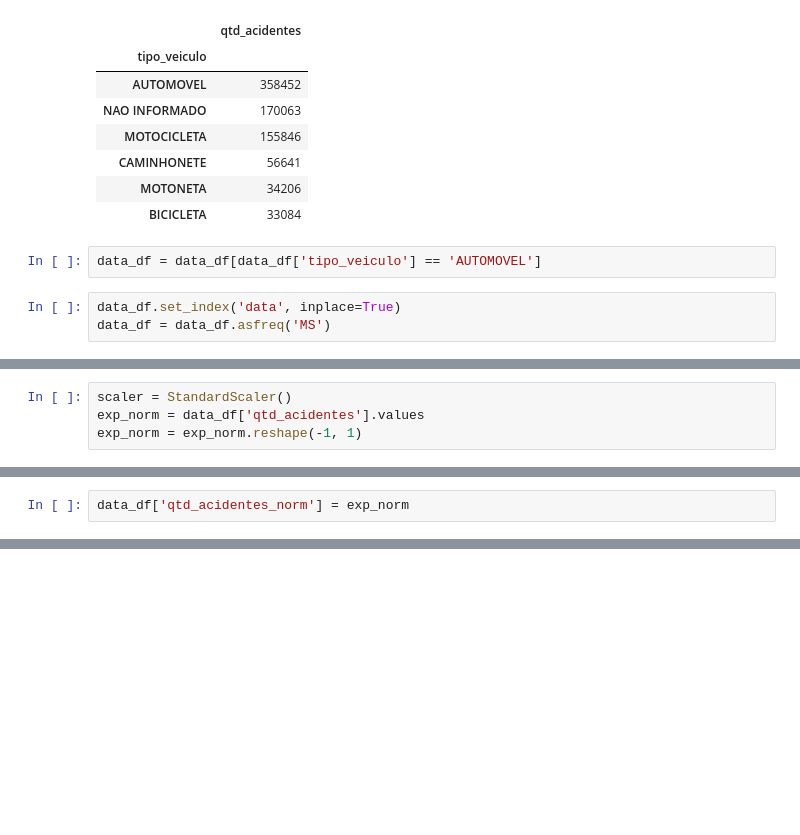
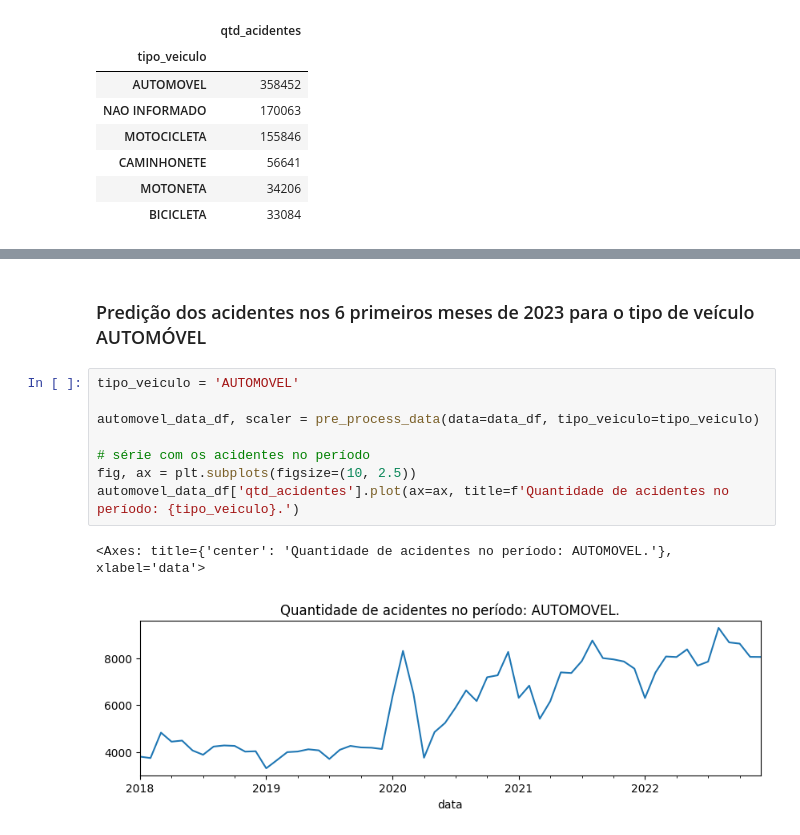
Before and after one commit to lucasstna/trabalho-siad, a Jupyter notebook: analise_dados.ipynb, the cells around one changed output, grey strips where cells are left out. Drawn from its saved outputs; the diff is of its cells as text; blank space fills up the shorter version.

Commit message:
Adicionando previsão para os 5 tipos de veículos com mais acidentes.

```diff
--- a/analise_dados.ipynb
+++ b/analise_dados.ipynb
@@ -34,8 +45,3 @@ data_df.groupby(by='tipo_veiculo').agg({'qtd_acidentes':sum}).sort_values(by='qt
 | CAMINHONETE | 56641 |
 | MOTONETA | 34206 |
 | BICICLETA | 33084 |
-# %%
-data_df = data_df[data_df['tipo_veiculo'] == 'AUTOMOVEL']
-# %%
-data_df.set_index('data', inplace=True)
-data_df = data_df.asfreq('MS')
@@ -50,4 +47,0 @@ data_df['qtd_acidentes'].plot(ax=ax, title='Quantidade de acidentes com automóv
-# %%
-scaler = StandardScaler()
-exp_norm = data_df['qtd_acidentes'].values
-exp_norm = exp_norm.reshape(-1, 1)
@@ -56,2 +47,0 @@ exp_norm = scaler.fit_transform(exp_norm)
-# %%
-data_df['qtd_acidentes_norm'] = exp_norm
@@ -237,0 +128,13 @@ ax.legend()
+# %% [markdown]
+### Predição dos acidentes nos 6 primeiros meses de 2023 para o tipo de veículo AUTOMÓVEL
+# %%
+tipo_veiculo = 'AUTOMOVEL'
+
+automovel_data_df, scaler = pre_process_data(data=data_df, tipo_veiculo=tipo_veiculo)
+
+# série com os acidentes no período
+fig, ax = plt.subplots(figsize=(10, 2.5))
+automovel_data_df['qtd_acidentes'].plot(ax=ax, title=f'Quantidade de acidentes no período: {tipo_veiculo}.')
+# %% [output]
+<Axes: title={'center': 'Quantidade de acidentes no período: AUTOMOVEL.'}, xlabel='data'>
+[figure, added]
```
Also changed, not shown: parts of 53 cells of this notebook.
